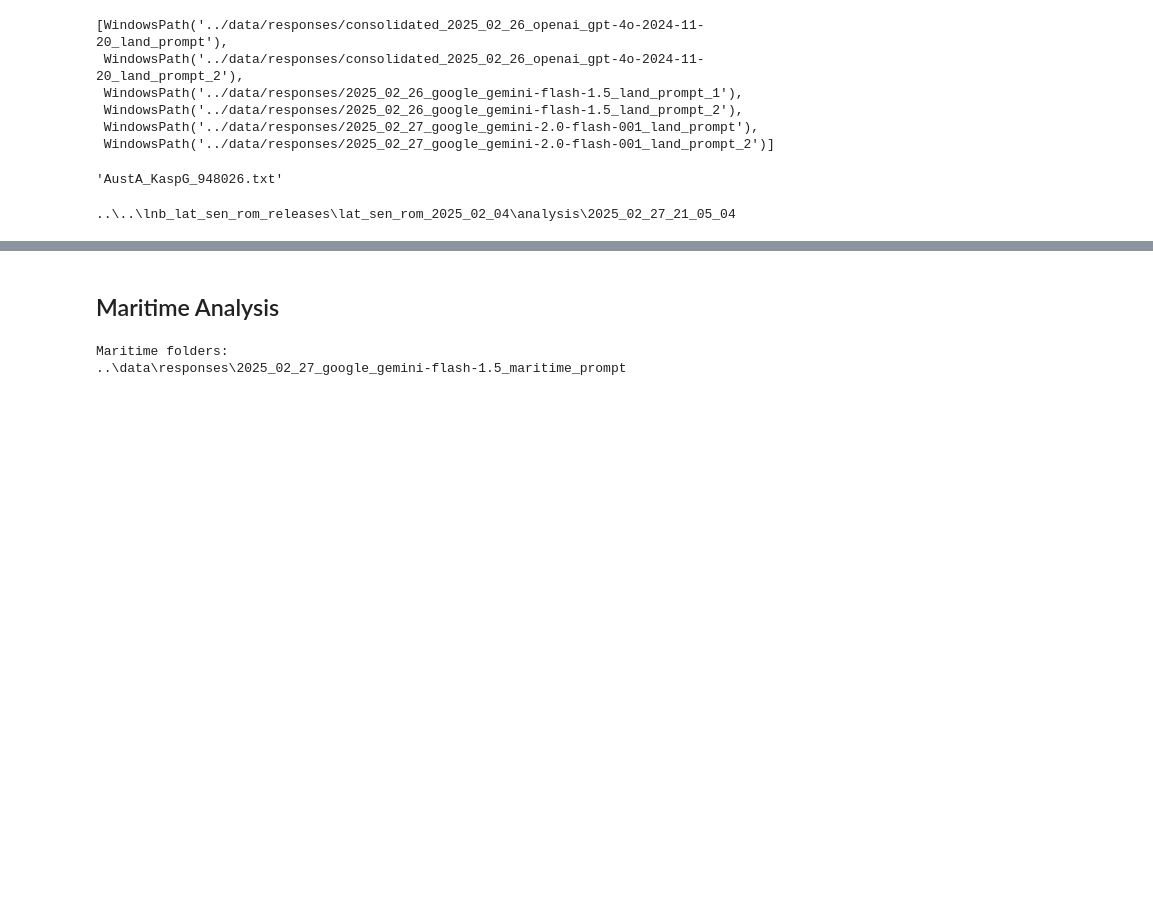
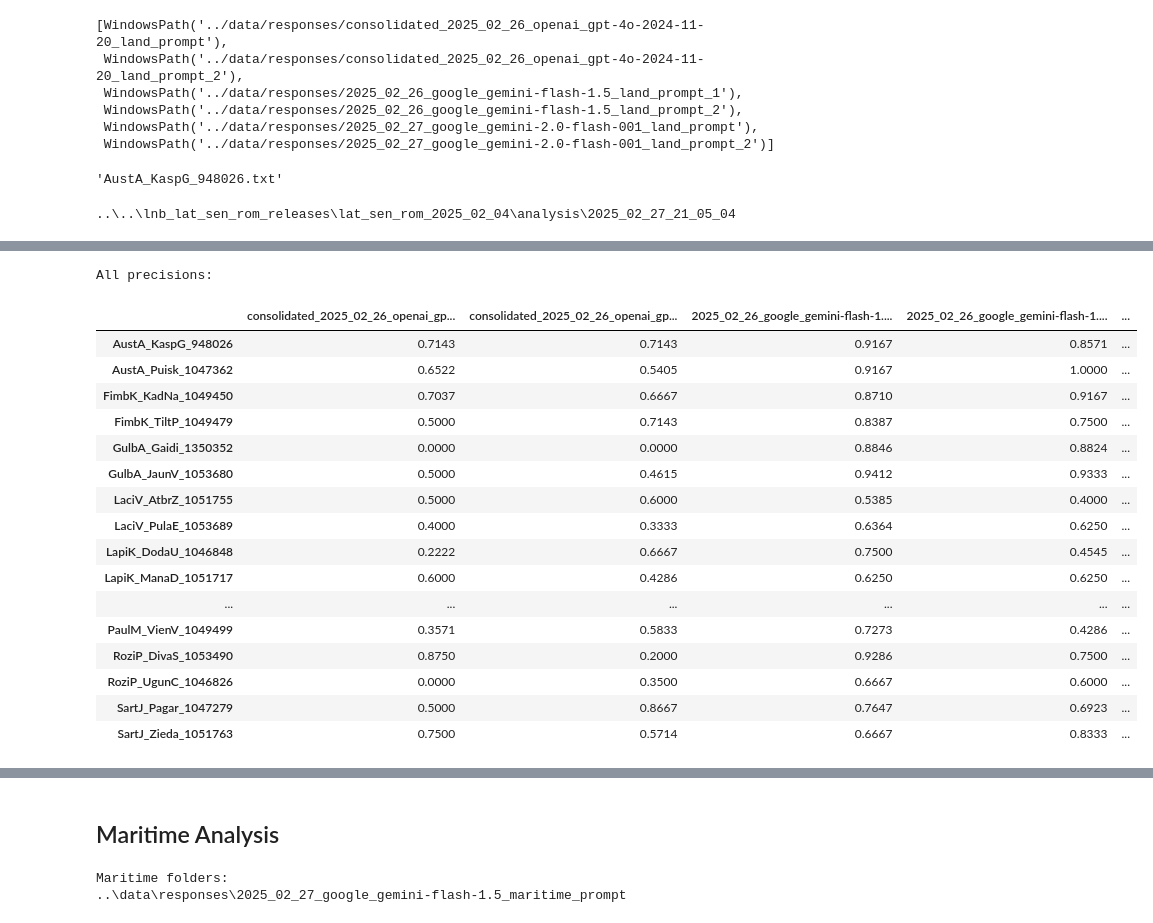
Before and after one commit to ValRCS/lnb_transports, a Jupyter notebook: notebooks/Analyze_Responses.ipynb, the cells around one changed output, grey strips where cells are left out. Drawn from its saved outputs; the diff is of its cells as text; code cells hidden in the pictures; blank space fills up the shorter version.

```diff
--- a/notebooks/Analyze_Responses.ipynb
+++ b/notebooks/Analyze_Responses.ipynb
@@ -348,0 +500,25 @@ print(target_folder)
+# %%
+# currently all_precisions index is a tuple
+# we only want to keep the first part of the tuple
+all_precisions.index = all_precisions.index.map(lambda x: x[0])
+print(f"All precisions:")
+display(all_precisions)
+# %% [output]
+All precisions:
+|  | consolidated_2025_02_26_openai_gp... | consolidated_2025_02_26_openai_gp... | 2025_02_26_google_gemini-flash-1.... | 2025_02_26_google_gemini-flash-1.... | ... |
+| AustA_KaspG_948026 | 0.7143 | 0.7143 | 0.9167 | 0.8571 | ... |
+| AustA_Puisk_1047362 | 0.6522 | 0.5405 | 0.9167 | 1.0000 | ... |
+| FimbK_KadNa_1049450 | 0.7037 | 0.6667 | 0.8710 | 0.9167 | ... |
+| FimbK_TiltP_1049479 | 0.5000 | 0.7143 | 0.8387 | 0.7500 | ... |
+| GulbA_Gaidi_1350352 | 0.0000 | 0.0000 | 0.8846 | 0.8824 | ... |
+| GulbA_JaunV_1053680 | 0.5000 | 0.4615 | 0.9412 | 0.9333 | ... |
+| LaciV_AtbrZ_1051755 | 0.5000 | 0.6000 | 0.5385 | 0.4000 | ... |
+| LaciV_PulaE_1053689 | 0.4000 | 0.3333 | 0.6364 | 0.6250 | ... |
+| LapiK_DodaU_1046848 | 0.2222 | 0.6667 | 0.7500 | 0.4545 | ... |
+| LapiK_ManaD_1051717 | 0.6000 | 0.4286 | 0.6250 | 0.6250 | ... |
+| ... | ... | ... | ... | ... | ... |
+| PaulM_VienV_1049499 | 0.3571 | 0.5833 | 0.7273 | 0.4286 | ... |
+| RoziP_DivaS_1053490 | 0.8750 | 0.2000 | 0.9286 | 0.7500 | ... |
+| RoziP_UgunC_1046826 | 0.0000 | 0.3500 | 0.6667 | 0.6000 | ... |
+| SartJ_Pagar_1047279 | 0.5000 | 0.8667 | 0.7647 | 0.6923 | ... |
+| SartJ_Zieda_1051763 | 0.7500 | 0.5714 | 0.6667 | 0.8333 | ... |
```
Also changed, not shown: parts of 14 cells of this notebook.
